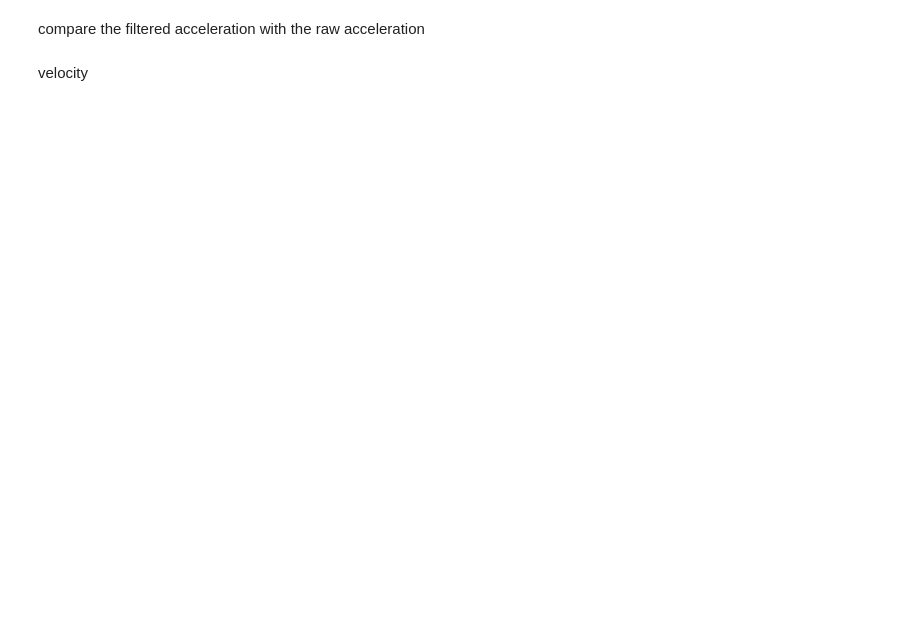
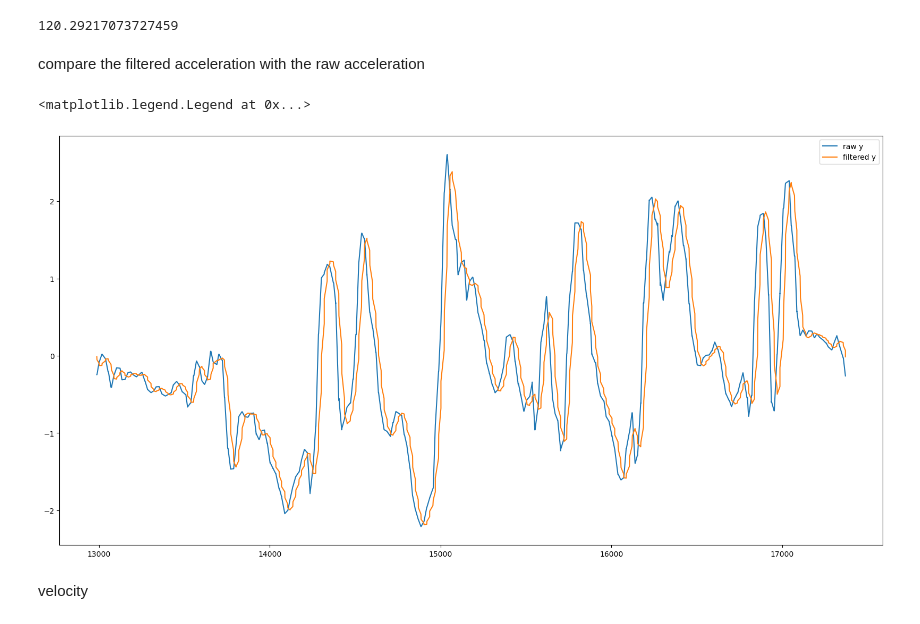
Before and after one commit to konbraphat51/ReckonerCamera, a Jupyter notebook: Exp/filtering.ipynb, the cells around one changed output. Cells and saved outputs as stored; diff of their text form; code cells hidden in the pictures; blank space fills up the shorter version.

```diff
--- a/Exp/filtering.ipynb
+++ b/Exp/filtering.ipynb
@@ -3,6 +3,6 @@ import pandas as pd
 import numpy as np
 from matplotlib import pyplot as plt
 # %%
-df = pd.read_csv('data_0.csv', names=["time", "x", "y", "z"])
+df = pd.read_csv('data_2.csv', names=["time", "x", "y", "z"])
 
 df
@@ -16,10 +30,12 @@ _sum /= 1000
 samplingRate = (len(df)-1) / _sum
 
 samplingRate
+# %% [output]
+120.29217073727459
 # %%
-q = 0.5
+q = 1/np.sqrt(2)
 
-cutoff = 40
+cutoff = 10
 
 omega = 2 * np.pi * cutoff / samplingRate
 alpha = np.sin(omega) / (2 * q)
@@ -36,14 +52,14 @@ in2 = np.zeros(3)
 out1 = np.zeros(3)
 out2 = np.zeros(3)
 
-accelerationFiltered = []
+accelerationFiltered = np.empty((0, 3), float)
 
 for cnt in range(0, len(df)):
     _input = np.array([df["x"][cnt], df["y"][cnt], df["z"][cnt]])
 
     outputThis = (b0 / a0) * _input + (b1 / a0) * in1 + (b2 / a0) * in2 - (a1 / a0) * out1 - (a2 / a0) * out2
 
-    accelerationFiltered.append(outputThis)
+    accelerationFiltered = np.append(accelerationFiltered, [outputThis], axis=0)
 
     in2 = in1
     in1 = _input
@@ -53,11 +69,14 @@ for cnt in range(0, len(df)):
 # %% [markdown]
 compare the filtered acceleration with the raw acceleration
 # %%
-#x
+axis = "y"
 plt.figure(figsize=(20,10))
-plt.plot(df["time"], df["x"], label="raw x")
-plt.plot(df["time"], [i[0] for i in accelerationFiltered], label="filtered x")
+plt.plot(df["time"], df[axis], label="raw "+axis)
+plt.plot(df["time"], [i[ord(axis) - ord("x")] for i in accelerationFiltered], label="filtered "+axis)
 plt.legend()
+# %% [output]
+<matplotlib.legend.Legend at 0x...>
+[figure, added]
 # %% [markdown]
 velocity
 # %%
```
Also changed, not shown: parts of 3 cells of this notebook, 1 other file.
